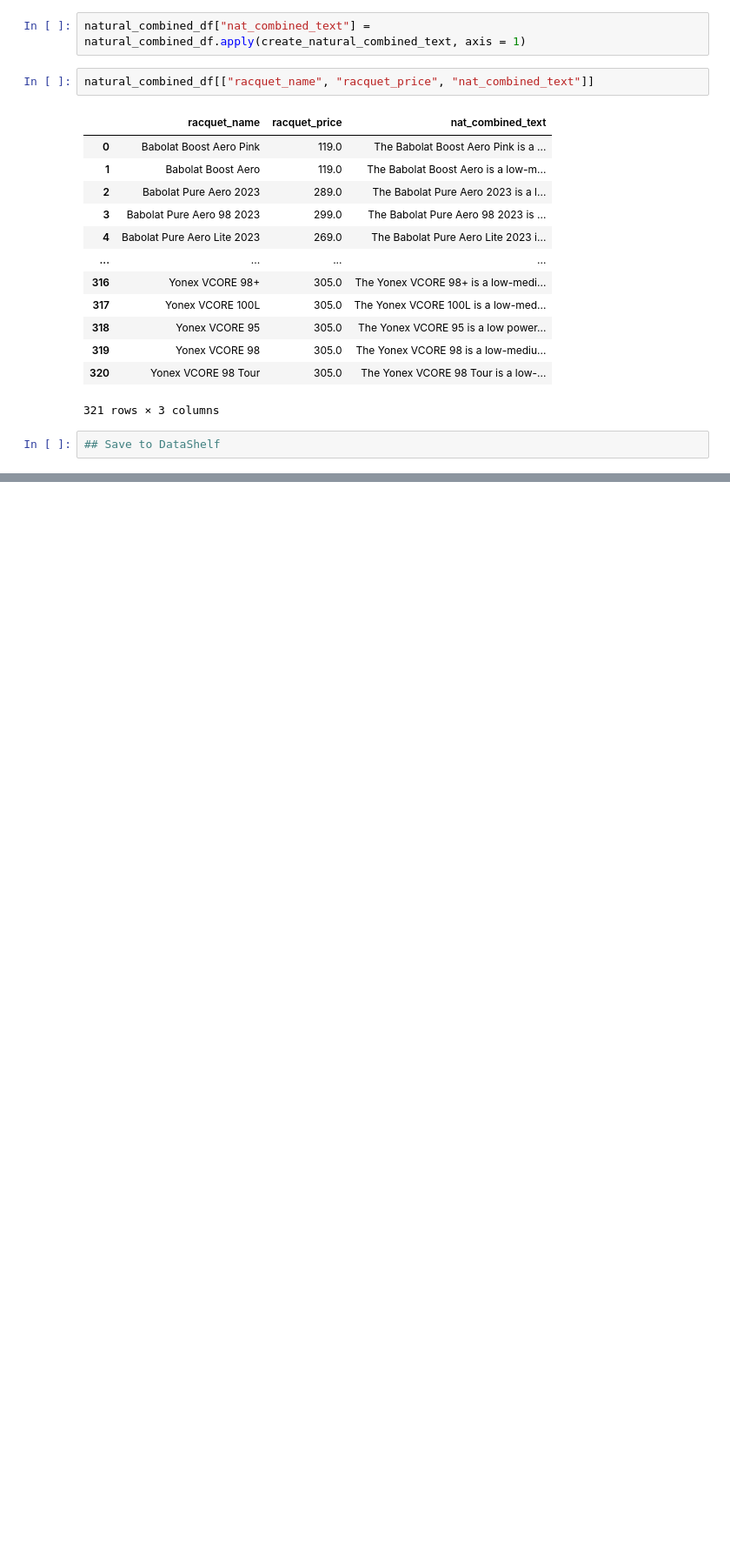
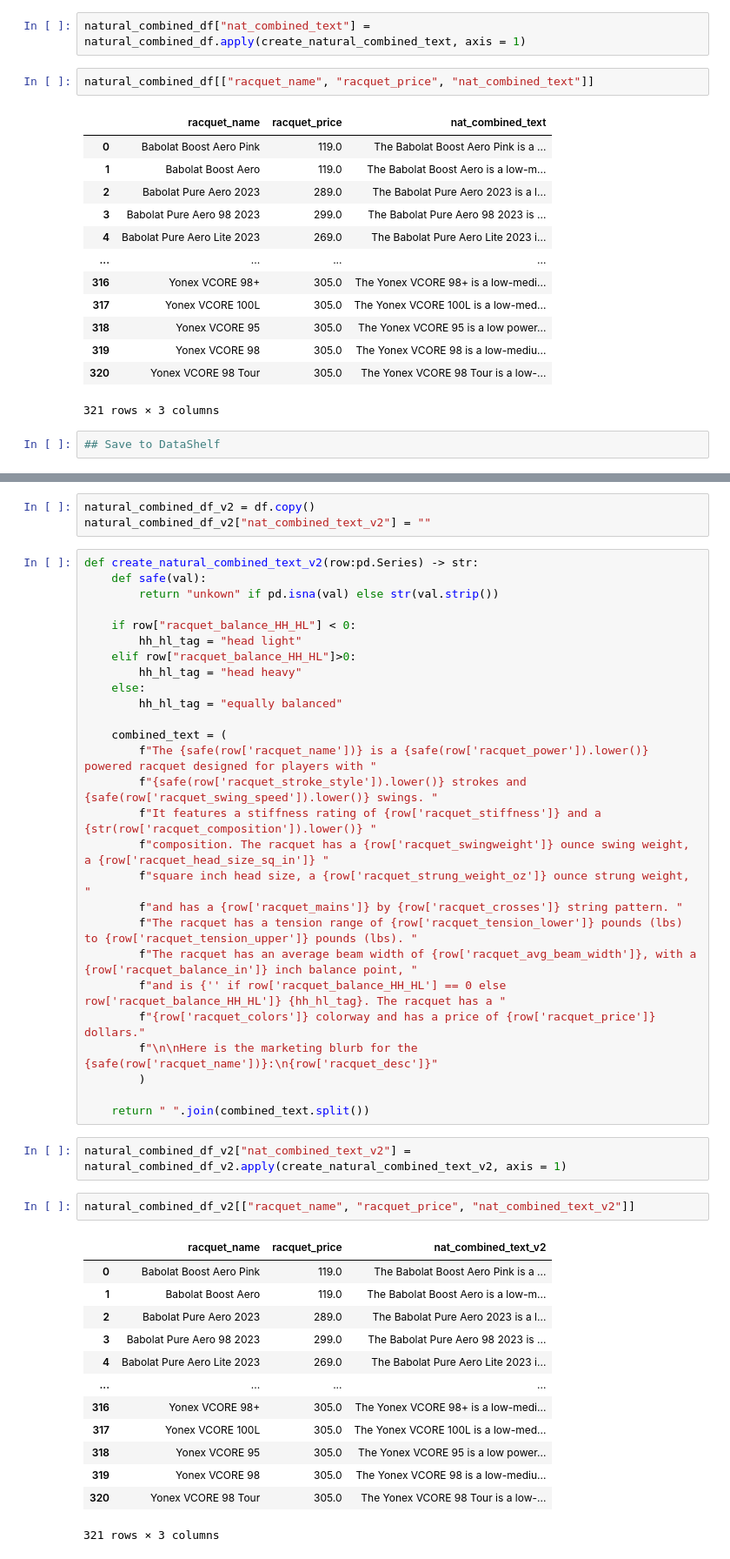
Before and after one commit to r0hankrishnan/racket-semantic-search, a Jupyter notebook: notebooks/02-combine-text.ipynb, the cells around one changed output, grey strips where cells are left out. Shown: that part at 87% size. Drawn from its saved outputs; the diff is of its cells as text; blank space fills up the shorter version.

```diff
--- a/notebooks/02-combine-text.ipynb
+++ b/notebooks/02-combine-text.ipynb
@@ -186,0 +303,48 @@ natural_combined_df[["racquet_name", "racquet_price", "nat_combined_text"]]
+# %%
+natural_combined_df_v2 = df.copy()
+natural_combined_df_v2["nat_combined_text_v2"] = ""
+# %%
+def create_natural_combined_text_v2(row:pd.Series) -> str:
+    def safe(val):
+        return "unkown" if pd.isna(val) else str(val.strip())
+
+    if row["racquet_balance_HH_HL"] < 0:
+        hh_hl_tag = "head light"
+    elif row["racquet_balance_HH_HL"]>0:
+        hh_hl_tag = "head heavy"
+    else:
+        hh_hl_tag = "equally balanced"
+
+    combined_text = (
+        f"The {safe(row['racquet_name'])} is a {safe(row['racquet_power']).lower()} powered racquet designed for players with "
+        f"{safe(row['racquet_stroke_style']).lower()} strokes and {safe(row['racquet_swing_speed']).lower()} swings. "
+        f"It features a stiffness rating of {row['racquet_stiffness']} and a {str(row['racquet_composition']).lower()} "
+        f"composition. The racquet has a {row['racquet_swingweight']} ounce swing weight, a {row['racquet_head_size_sq_in']} "
+        f"square inch head size, a {row['racquet_strung_weight_oz']} ounce strung weight, "
+        f"and has a {row['racquet_mains']} by {row['racquet_crosses']} string pattern. "
+        f"The racquet has a tension range of {row['racquet_tension_lower']} pounds (lbs) to {row['racquet_tension_upper']} pounds (lbs). "
+        f"The racquet has an average beam width of {row['racquet_avg_beam_width']}, with a {row['racquet_balance_in']} inch balance point, "
+        f"and is {'' if row['racquet_balance_HH_HL'] == 0 else row['racquet_balance_HH_HL']} {hh_hl_tag}. The racquet has a "
+        f"{row['racquet_colors']} colorway and has a price of {row['racquet_price']} dollars."
+        f"\n\nHere is the marketing blurb for the {safe(row['racquet_name'])}:\n{row['racquet_desc']}"
+        )
+
+    return " ".join(combined_text.split())
+# %%
+natural_combined_df_v2["nat_combined_text_v2"] = natural_combined_df_v2.apply(create_natural_combined_text_v2, axis = 1)
+# %%
+natural_combined_df_v2[["racquet_name", "racquet_price", "nat_combined_text_v2"]]
+# %% [output]
+|  | racquet_name | racquet_price | nat_combined_text_v2 |
+| 0 | Babolat Boost Aero Pink | 119.0 | The Babolat Boost Aero Pink is a ... |
+| 1 | Babolat Boost Aero | 119.0 | The Babolat Boost Aero is a low-m... |
+| 2 | Babolat Pure Aero 2023 | 289.0 | The Babolat Pure Aero 2023 is a l... |
+| 3 | Babolat Pure Aero 98 2023 | 299.0 | The Babolat Pure Aero 98 2023 is ... |
+| 4 | Babolat Pure Aero Lite 2023 | 269.0 | The Babolat Pure Aero Lite 2023 i... |
+| ... | ... | ... | ... |
+| 316 | Yonex VCORE 98+ | 305.0 | The Yonex VCORE 98+ is a low-medi... |
+| 317 | Yonex VCORE 100L | 305.0 | The Yonex VCORE 100L is a low-med... |
+| 318 | Yonex VCORE 95 | 305.0 | The Yonex VCORE 95 is a low power... |
+| 319 | Yonex VCORE 98 | 305.0 | The Yonex VCORE 98 is a low-mediu... |
+| 320 | Yonex VCORE 98 Tour | 305.0 | The Yonex VCORE 98 Tour is a low-... |
+321 rows × 3 columns
```
Also changed, not shown: parts of 22 cells of this notebook, 10 other files.
